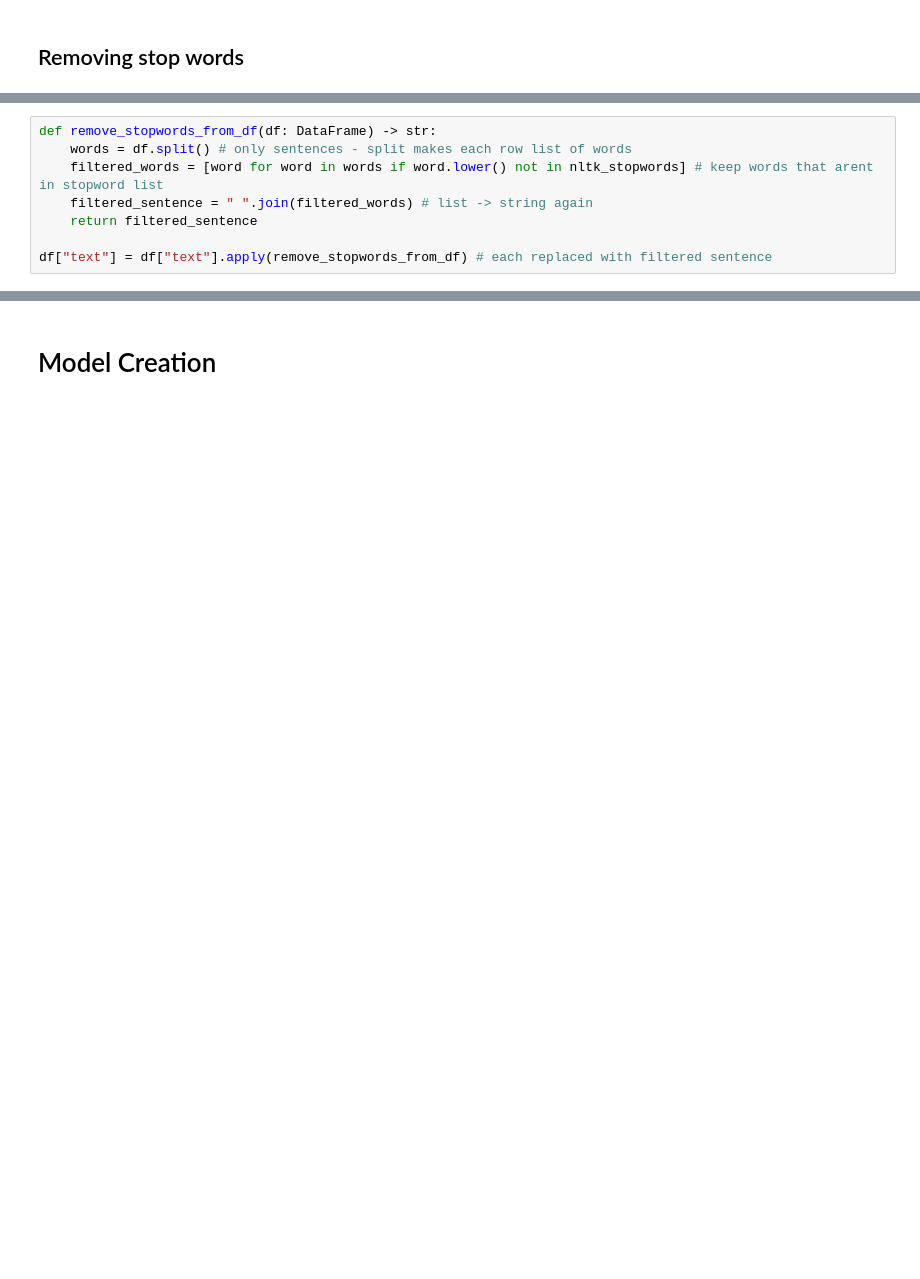
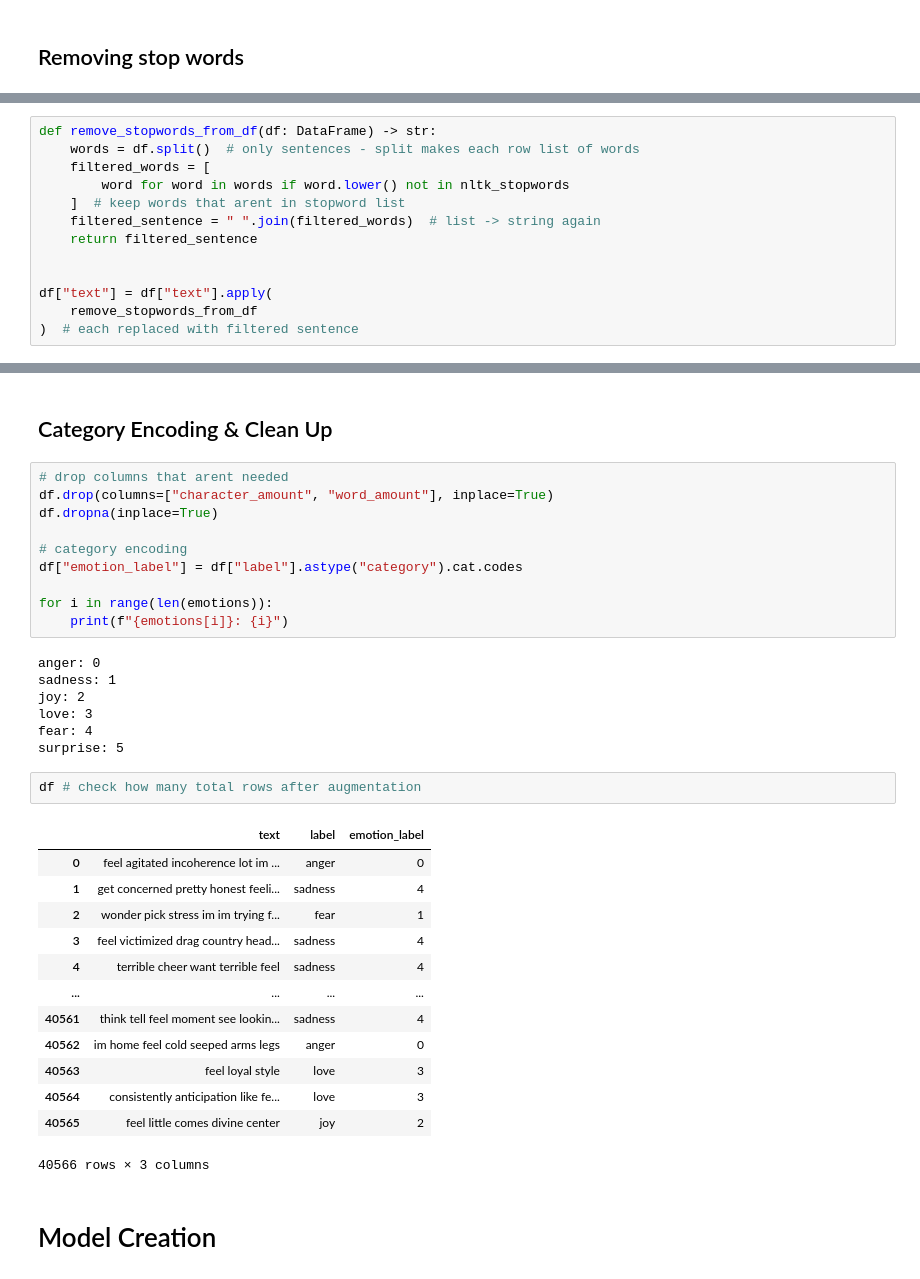
Before and after one commit to Danneftw1/Deep-Learning, a Jupyter notebook: Labb_2/Labb-2.ipynb, the cells around one changed output, grey strips where cells are left out. Drawn from its saved outputs; the diff is of its cells as text; blank space fills up the shorter version.

```diff
--- a/Labb_2/Labb-2.ipynb
+++ b/Labb_2/Labb-2.ipynb
@@ -217,9 +333,14 @@ nltk_stopwords.extend(nltk_stopwords_no_apostrophy)
 Stopwords: ['i', 'me', 'my', 'myself', 'we', 'our', 'ours', 'ourselves', 'you', "you're", "you've", "you'll", "you'd", 'your', 'yours', 'yourself', 'yourselves', 'he', 'him', 'his', 'himself', 'she',  ...
 # %%
 def remove_stopwords_from_df(df: DataFrame) -> str:
-    words = df.split() # only sentences - split makes each row list of words
-    filtered_words = [word for word in words if word.lower() not in nltk_stopwords] # keep words that arent in stopword list
-    filtered_sentence = " ".join(filtered_words) # list -> string again
+    words = df.split()  # only sentences - split makes each row list of words
+    filtered_words = [
+        word for word in words if word.lower() not in nltk_stopwords
+    ]  # keep words that arent in stopword list
+    filtered_sentence = " ".join(filtered_words)  # list -> string again
     return filtered_sentence
 
-df["text"] = df["text"].apply(remove_stopwords_from_df) # each replaced with filtered sentence
+
+df["text"] = df["text"].apply(
+    remove_stopwords_from_df
+)  # each replaced with filtered sentence
@@ -226,2 +408,37 @@ df["text"] = df["text"].apply(remove_stopwords_from_df) # each replaced with fil
+# %% [markdown]
+## Category Encoding & Clean Up
+# %%
+# drop columns that arent needed
+df.drop(columns=["character_amount", "word_amount"], inplace=True)
+df.dropna(inplace=True)
+
+# category encoding
+df["emotion_label"] = df["label"].astype("category").cat.codes
+
+for i in range(len(emotions)):
+    print(f"{emotions[i]}: {i}")
+# %% [output]
+anger: 0
+sadness: 1
+joy: 2
+love: 3
+fear: 4
+surprise: 5
+# %%
+df # check how many total rows after augmentation
+# %% [output]
+|  | text | label | emotion_label |
+| 0 | feel agitated incoherence lot im ... | anger | 0 |
+| 1 | get concerned pretty honest feeli... | sadness | 4 |
+| 2 | wonder pick stress im im trying f... | fear | 1 |
+| 3 | feel victimized drag country head... | sadness | 4 |
+| 4 | terrible cheer want terrible feel | sadness | 4 |
+| ... | ... | ... | ... |
+| 40561 | think tell feel moment see lookin... | sadness | 4 |
+| 40562 | im home feel cold seeped arms legs | anger | 0 |
+| 40563 | feel loyal style | love | 3 |
+| 40564 | consistently anticipation like fe... | love | 3 |
+| 40565 | feel little comes divine center | joy | 2 |
+40566 rows × 3 columns
 # %% [markdown]
 # Model Creation
```
Also changed, not shown: parts of 29 cells of this notebook.
